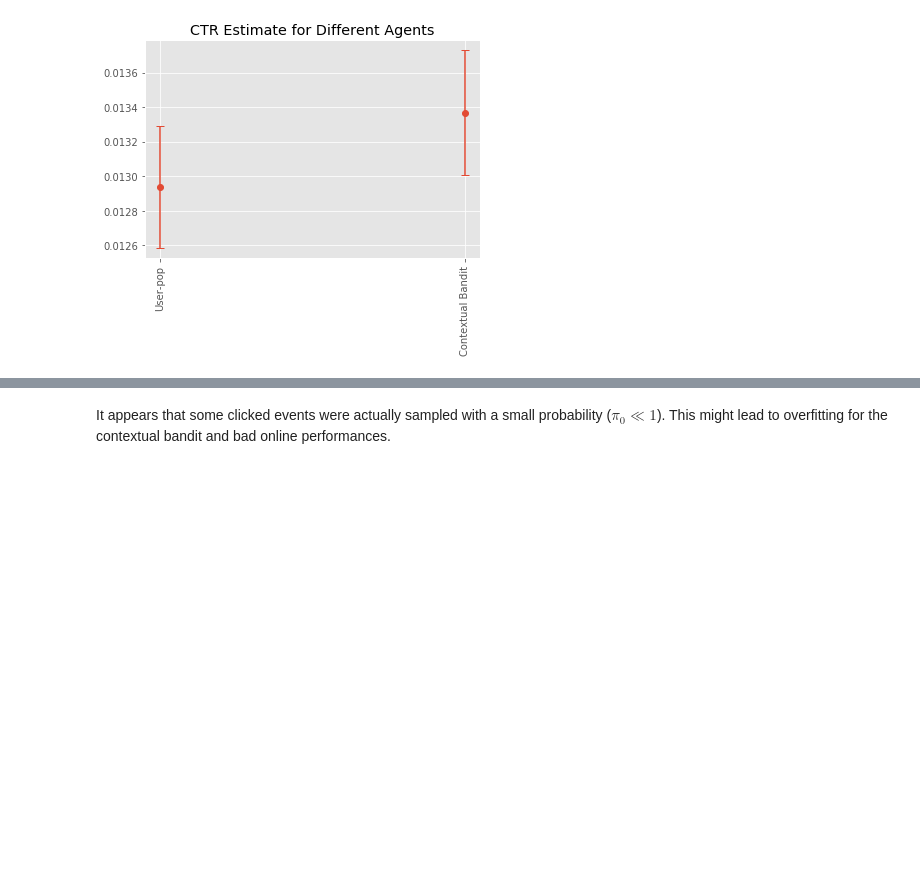
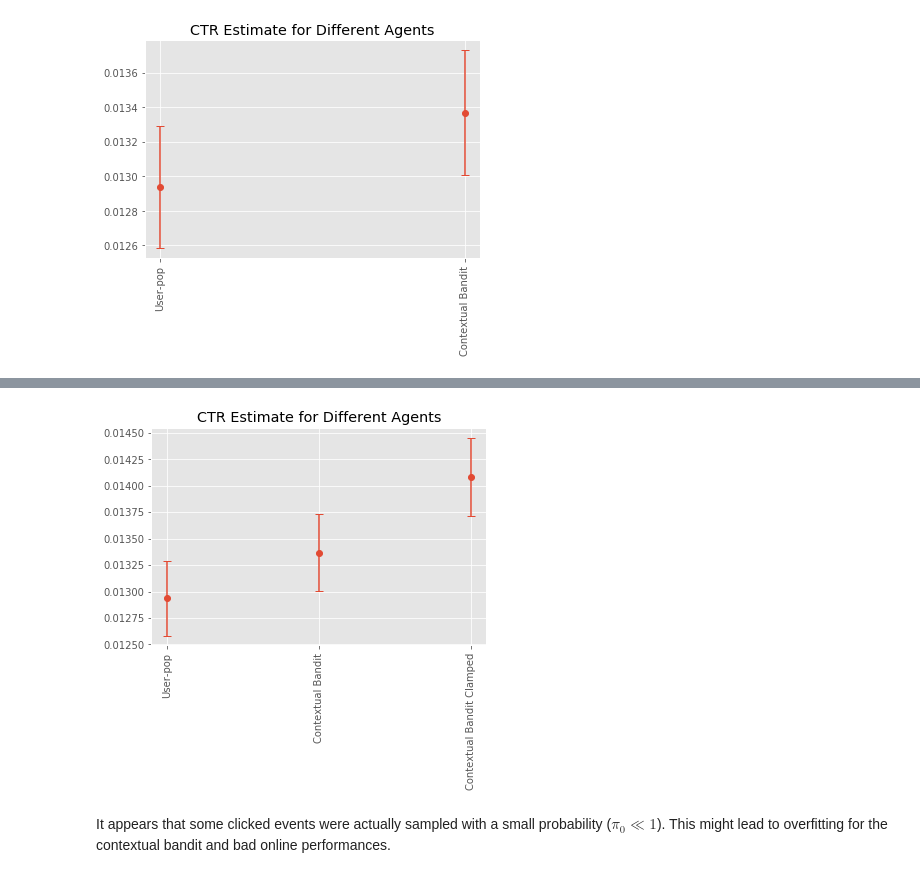
Before and after one commit to criteo-research/bandit-reco, a Jupyter notebook: notebooks/Solutions/4. Counterfactual Risk Minimisation (CRM).ipynb, the cells around one changed output, grey strips where cells are left out. Drawn from its saved outputs; the diff is of its cells as text; code cells hidden in the pictures; blank space fills up the shorter version.

```diff
--- a/notebooks/Solutions/4. Counterfactual Risk Minimisation (CRM).ipynb
+++ b/notebooks/Solutions/4. Counterfactual Risk Minimisation (CRM).ipynb
@@ -304,3 +314,9 @@ None
+# %%
+result_AB = pd.concat([result_AB, verify_agents(env, N_USERS_AB_TEST, {'Contextual Bandit Clamped': vanilla_cb_clamped})])
+plot_verify_agents(result_AB)
+None
+# %% [output]
+[figure, added]
 # %% [markdown]
 It appears that some clicked events were actually sampled with a small probability ($\pi_0 \ll 1$). This might lead to overfitting for the contextual bandit and bad online performances.
 # %%
```
Also changed, not shown: parts of 6 cells of this notebook, 4 other files.
